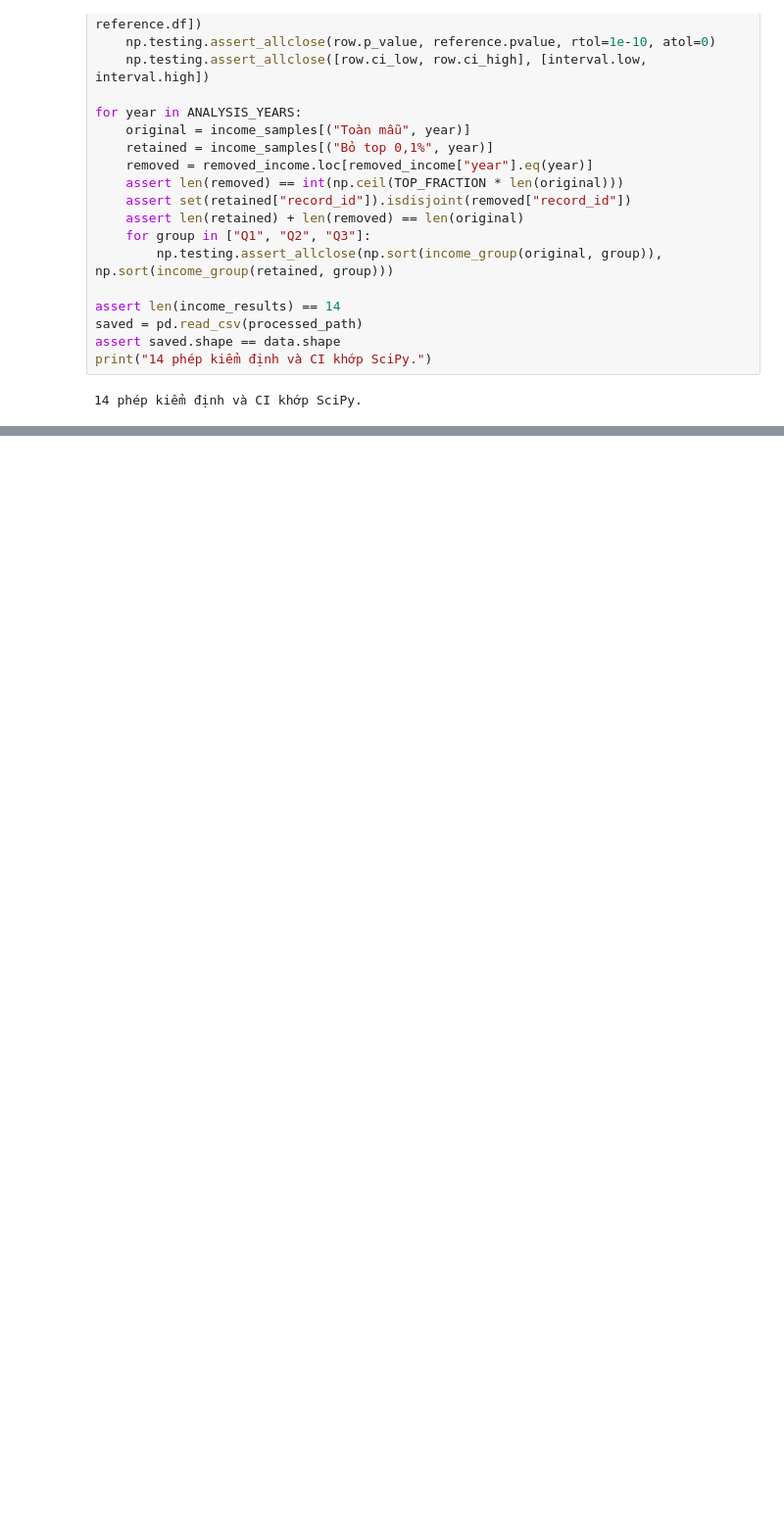
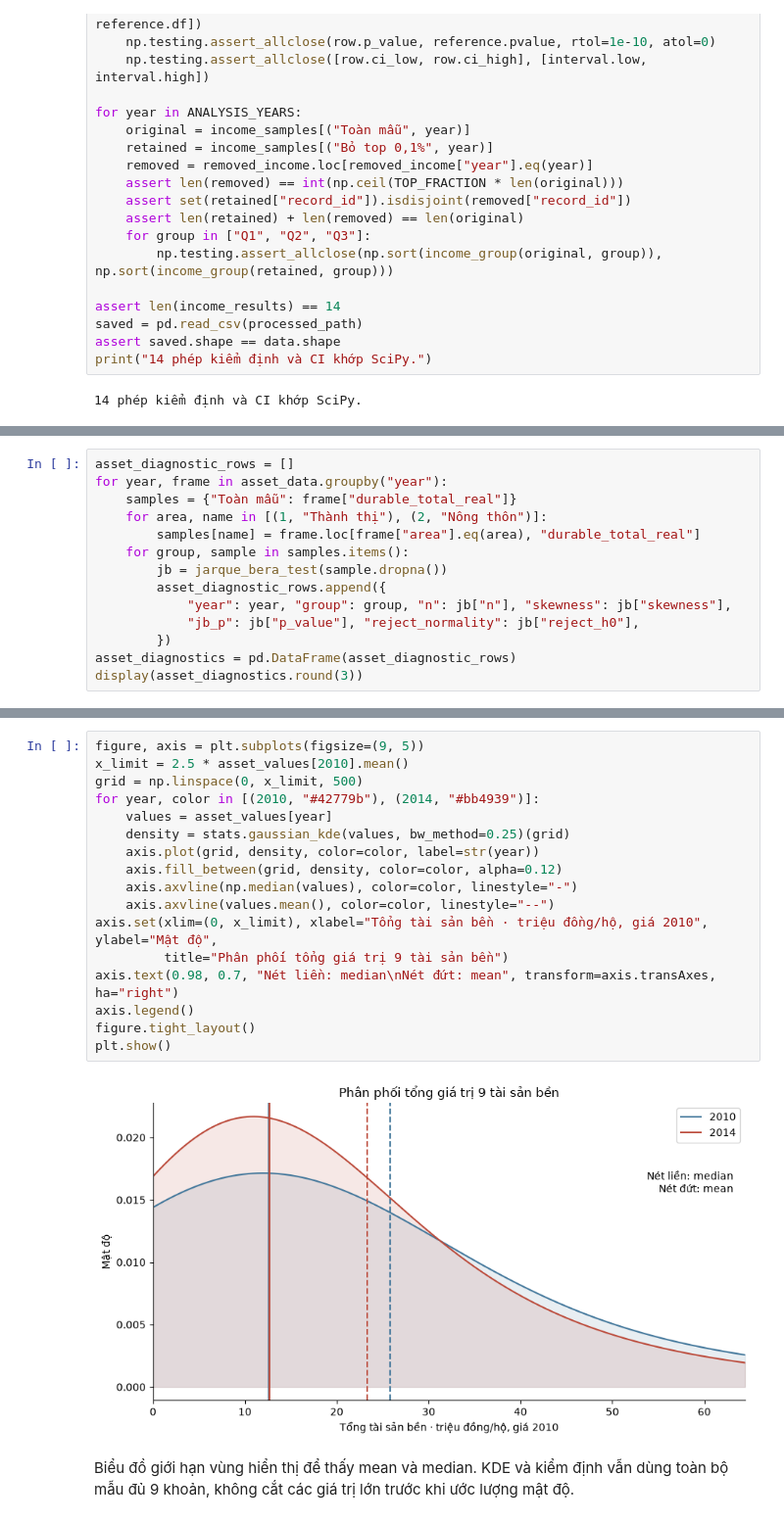
Before and after one commit to letranggaby-cloud/vhlss-project-thong-ke, a Jupyter notebook: vhlss_preprocess_va_thu_nhap.ipynb, the cells around one changed output, grey strips where cells are left out. Shown at 98% size. Drawn from its saved outputs; the diff is of its cells as text; blank space fills up the shorter version.

Commit message:
Organize A-D analysis sections and integrate asset analysis from shared Colab

```diff
--- a/vhlss_preprocess_va_thu_nhap.ipynb
+++ b/vhlss_preprocess_va_thu_nhap.ipynb
@@ -915,0 +1037,14 @@ print("14 phép kiểm định và CI khớp SciPy.")
+# %%
+asset_diagnostic_rows = []
+for year, frame in asset_data.groupby("year"):
+    samples = {"Toàn mẫu": frame["durable_total_real"]}
+    for area, name in [(1, "Thành thị"), (2, "Nông thôn")]:
+        samples[name] = frame.loc[frame["area"].eq(area), "durable_total_real"]
+    for group, sample in samples.items():
+        jb = jarque_bera_test(sample.dropna())
+        asset_diagnostic_rows.append({
+            "year": year, "group": group, "n": jb["n"], "skewness": jb["skewness"],
+            "jb_p": jb["p_value"], "reject_normality": jb["reject_h0"],
+        })
+asset_diagnostics = pd.DataFrame(asset_diagnostic_rows)
+display(asset_diagnostics.round(3))
@@ -915,0 +1069,21 @@ print("14 phép kiểm định và CI khớp SciPy.")
+# %%
+figure, axis = plt.subplots(figsize=(9, 5))
+x_limit = 2.5 * asset_values[2010].mean()
+grid = np.linspace(0, x_limit, 500)
+for year, color in [(2010, "#42779b"), (2014, "#bb4939")]:
+    values = asset_values[year]
+    density = stats.gaussian_kde(values, bw_method=0.25)(grid)
+    axis.plot(grid, density, color=color, label=str(year))
+    axis.fill_between(grid, density, color=color, alpha=0.12)
+    axis.axvline(np.median(values), color=color, linestyle="-")
+    axis.axvline(values.mean(), color=color, linestyle="--")
+axis.set(xlim=(0, x_limit), xlabel="Tổng tài sản bền · triệu đồng/hộ, giá 2010", ylabel="Mật độ",
+         title="Phân phối tổng giá trị 9 tài sản bền")
+axis.text(0.98, 0.7, "Nét liền: median\nNét đứt: mean", transform=axis.transAxes, ha="right")
+axis.legend()
+figure.tight_layout()
+plt.show()
+# %% [output]
+[figure, added]
+# %% [markdown]
+Biểu đồ giới hạn vùng hiển thị để thấy mean và median. KDE và kiểm định vẫn dùng toàn bộ mẫu đủ 9 khoản, không cắt các giá trị lớn trước khi ước lượng mật độ.
```
Also changed, not shown: parts of 36 cells of this notebook, 2 other files.
